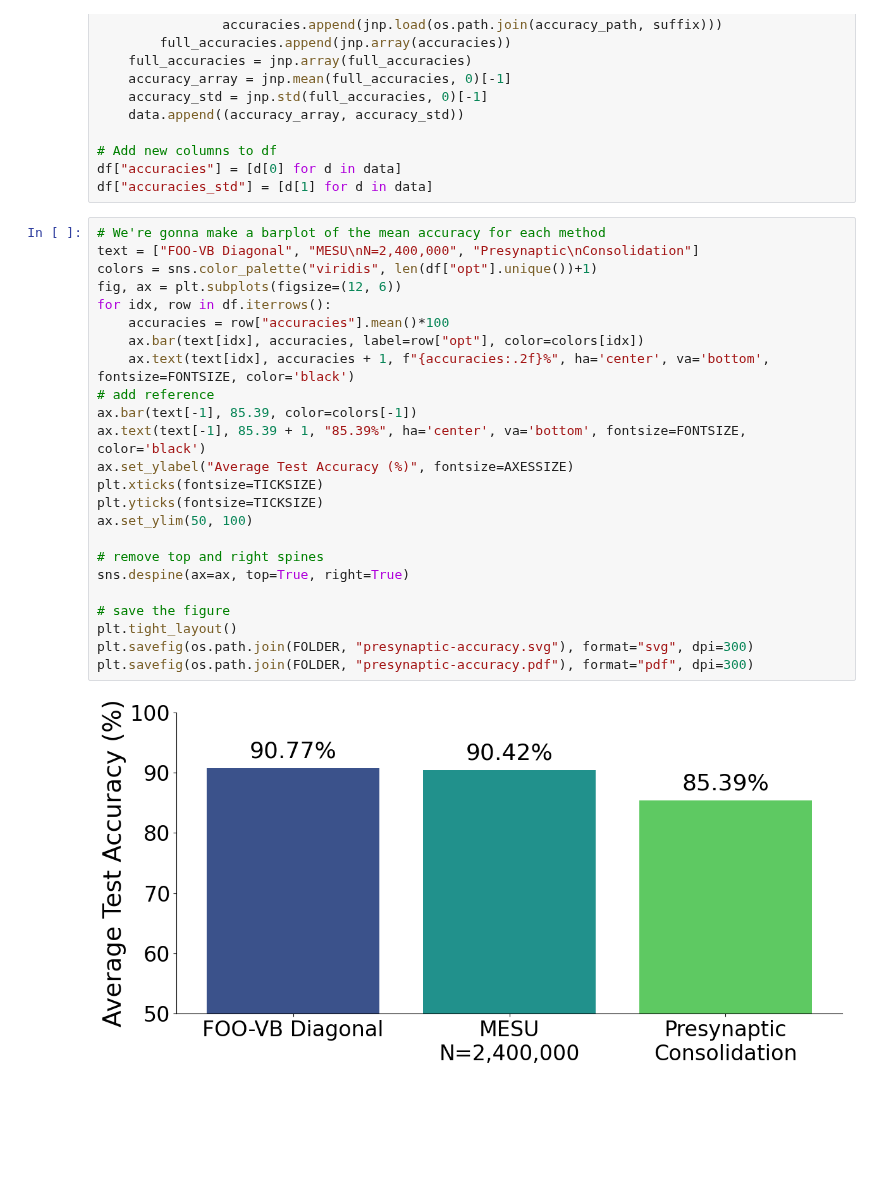
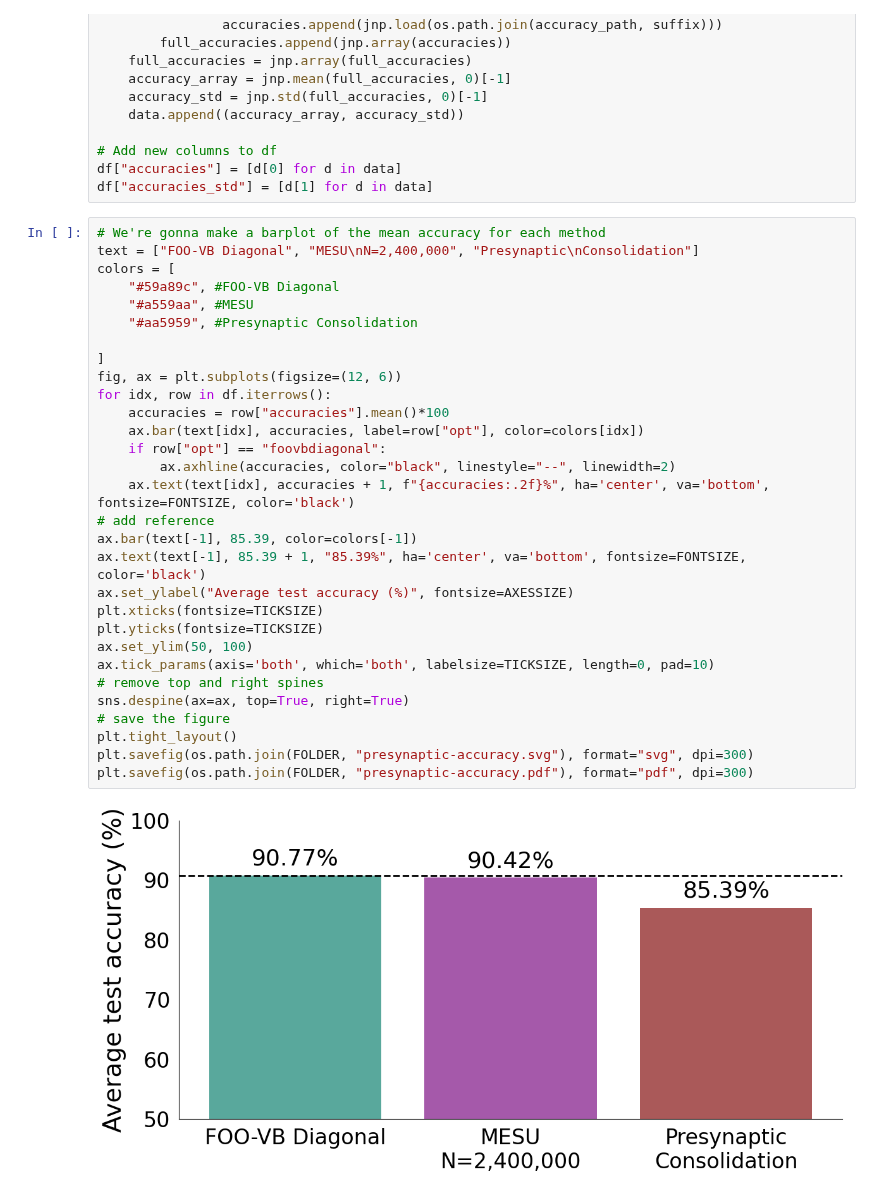
Before and after one commit to kellian-cottart/mesu-pmnist, a Jupyter notebook: figure-pmnist-presynaptic.ipynb, the cells around one changed output. Saved outputs shown, nothing was run; the diff lists cells and outputs as text; blank space fills up the shorter version.

```diff
--- a/figure-pmnist-presynaptic.ipynb
+++ b/figure-pmnist-presynaptic.ipynb
@@ -78,26 +78,32 @@ df["accuracies_std"] = [d[1] for d in data]
 # %%
 # We're gonna make a barplot of the mean accuracy for each method
 text = ["FOO-VB Diagonal", "MESU\nN=2,400,000", "Presynaptic\nConsolidation"]
-colors = sns.color_palette("viridis", len(df["opt"].unique())+1)
+colors = [
+    "#59a89c", #FOO-VB Diagonal
+    "#a559aa", #MESU
+    "#aa5959", #Presynaptic Consolidation
+
+]
 fig, ax = plt.subplots(figsize=(12, 6))
 for idx, row in df.iterrows():
     accuracies = row["accuracies"].mean()*100
     ax.bar(text[idx], accuracies, label=row["opt"], color=colors[idx])
+    if row["opt"] == "foovbdiagonal":
+        ax.axhline(accuracies, color="black", linestyle="--", linewidth=2)
     ax.text(text[idx], accuracies + 1, f"{accuracies:.2f}%", ha='center', va='bottom', fontsize=FONTSIZE, color='black')
 # add reference
 ax.bar(text[-1], 85.39, color=colors[-1])
 ax.text(text[-1], 85.39 + 1, "85.39%", ha='center', va='bottom', fontsize=FONTSIZE, color='black')
-ax.set_ylabel("Average Test Accuracy (%)", fontsize=AXESSIZE)
+ax.set_ylabel("Average test accuracy (%)", fontsize=AXESSIZE)
 plt.xticks(fontsize=TICKSIZE)
 plt.yticks(fontsize=TICKSIZE)
 ax.set_ylim(50, 100)
-
+ax.tick_params(axis='both', which='both', labelsize=TICKSIZE, length=0, pad=10)
 # remove top and right spines
 sns.despine(ax=ax, top=True, right=True)
-
 # save the figure
 plt.tight_layout()
 plt.savefig(os.path.join(FOLDER, "presynaptic-accuracy.svg"), format="svg", dpi=300)
 plt.savefig(os.path.join(FOLDER, "presynaptic-accuracy.pdf"), format="pdf", dpi=300)
 # %% [output]
-[figure, old version]
+[figure, new version]
```
Also changed, not shown: 1 other file.
